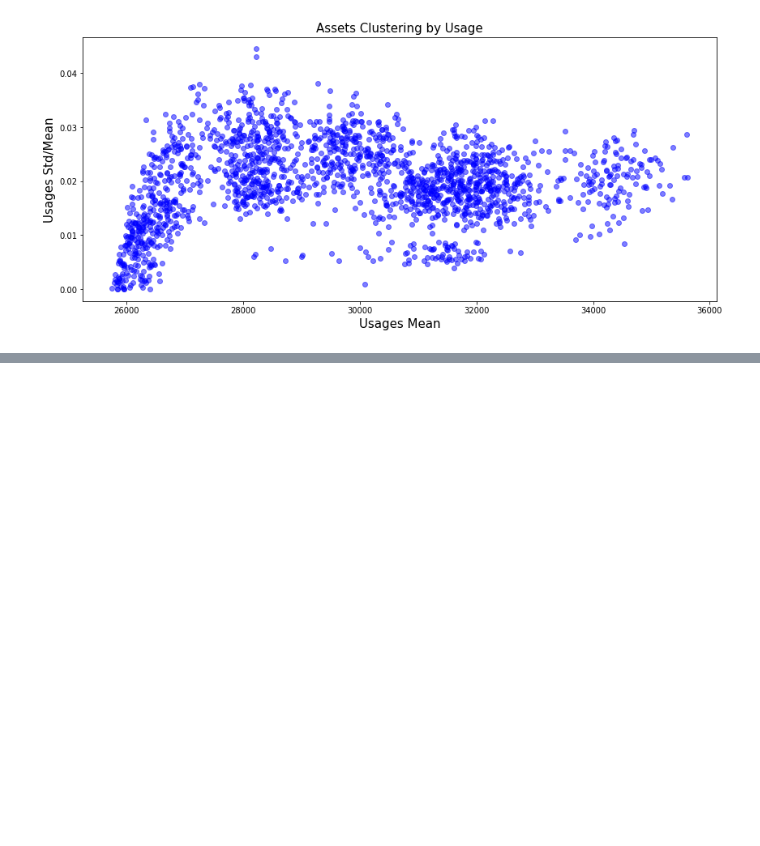
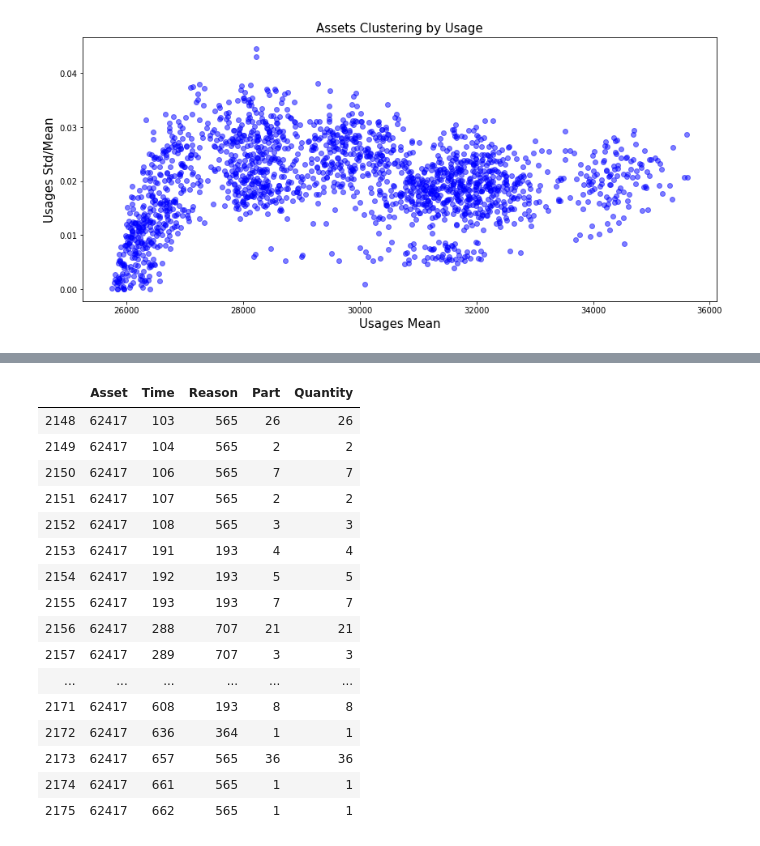
Before and after one commit to ronaldpereira/phm-challenge, a Jupyter notebook: 2014/src/PHM Article Reproduction.ipynb, the cells around one changed output, grey strips where cells are left out. Saved outputs shown, nothing was run; the diff lists cells and outputs as text; code cells hidden in the pictures; blank space fills up the shorter version.

```diff
--- a/2014/src/PHM Article Reproduction.ipynb
+++ b/2014/src/PHM Article Reproduction.ipynb
@@ -118,0 +153,21 @@ plt.show()
+# %%
+xx = xx.reset_index()
+xx[xx.Asset==62417]
+# %% [output]
+|  | Asset | Time | Reason | Part | Quantity |
+| 2148 | 62417 | 103 | 565 | 26 | 26 |
+| 2149 | 62417 | 104 | 565 | 2 | 2 |
+| 2150 | 62417 | 106 | 565 | 7 | 7 |
+| 2151 | 62417 | 107 | 565 | 2 | 2 |
+| 2152 | 62417 | 108 | 565 | 3 | 3 |
+| 2153 | 62417 | 191 | 193 | 4 | 4 |
+| 2154 | 62417 | 192 | 193 | 5 | 5 |
+| 2155 | 62417 | 193 | 193 | 7 | 7 |
+| 2156 | 62417 | 288 | 707 | 21 | 21 |
+| 2157 | 62417 | 289 | 707 | 3 | 3 |
+| ... | ... | ... | ... | ... | ... |
+| 2171 | 62417 | 608 | 193 | 8 | 8 |
+| 2172 | 62417 | 636 | 364 | 1 | 1 |
+| 2173 | 62417 | 657 | 565 | 36 | 36 |
+| 2174 | 62417 | 661 | 565 | 1 | 1 |
+| 2175 | 62417 | 662 | 565 | 1 | 1 |
```
Also changed, not shown: parts of 4 cells of this notebook.
